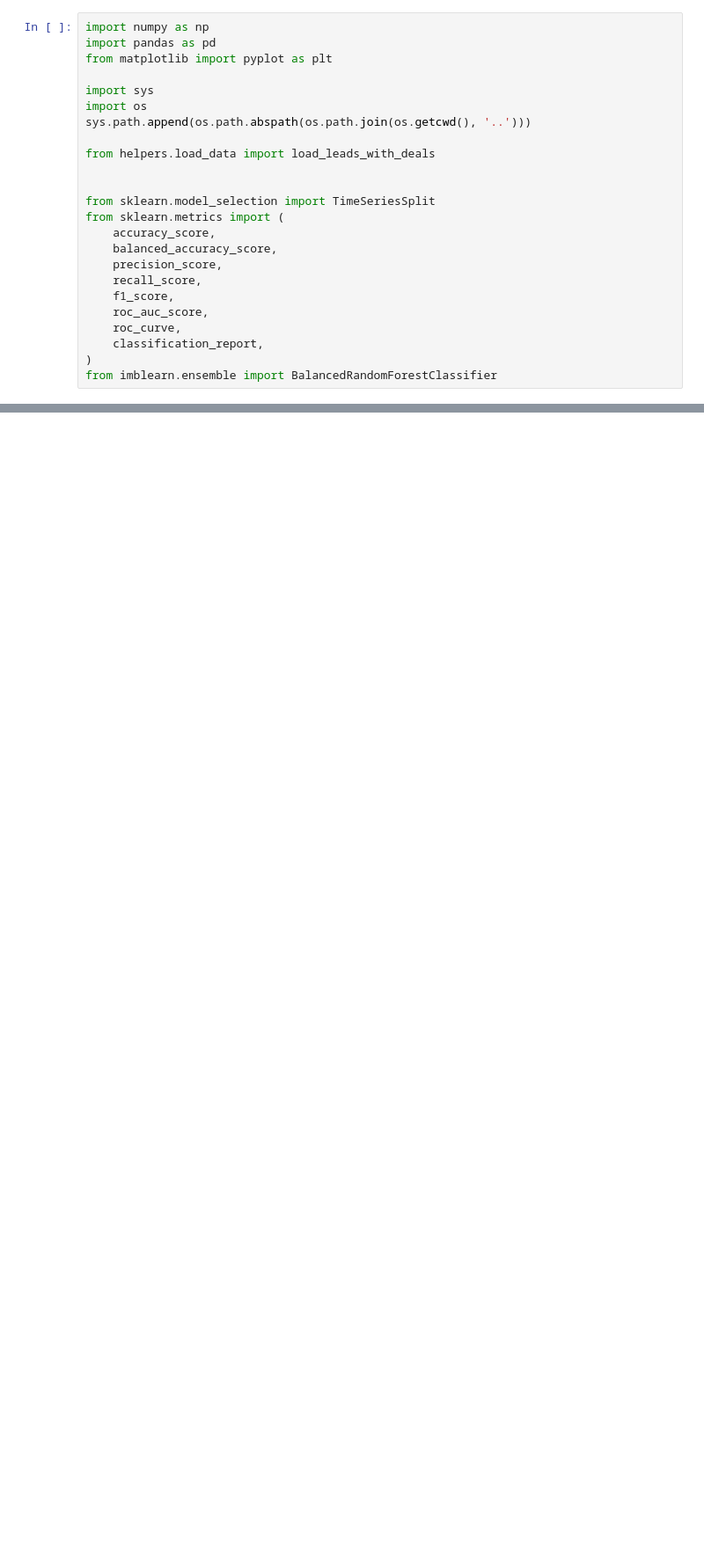
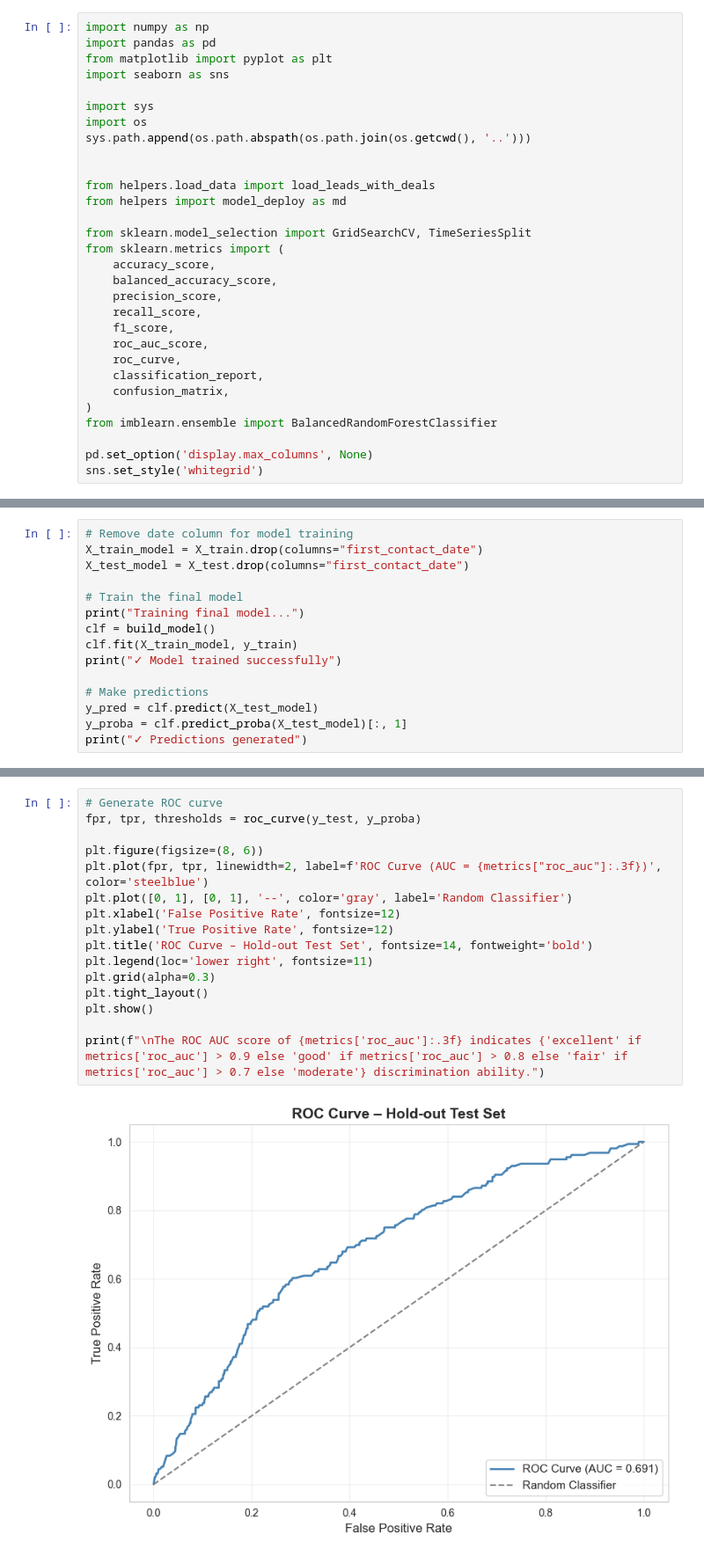
Before and after one commit to viniciusalcant30/growth-intelligence-datascience-case-cobre, a Jupyter notebook: predictive_models/conversion_prediction.ipynb, the cells around one changed output, grey strips where cells are left out. Shown: that part at 88% size. Drawn from its saved outputs; the diff is of its cells as text; blank space fills up the shorter version.

Commit message:
Add prediction models

```diff
--- a/predictive_models/conversion_prediction.ipynb
+++ b/predictive_models/conversion_prediction.ipynb
@@ -2,15 +16,17 @@
 import numpy as np
 import pandas as pd
 from matplotlib import pyplot as plt
+import seaborn as sns
 
 import sys
 import os
 sys.path.append(os.path.abspath(os.path.join(os.getcwd(), '..')))
 
+
 from helpers.load_data import load_leads_with_deals
+from helpers import model_deploy as md
 
-
-from sklearn.model_selection import TimeSeriesSplit
+from sklearn.model_selection import GridSearchCV, TimeSeriesSplit
 from sklearn.metrics import (
     accuracy_score,
     balanced_accuracy_score,
@@ -20,5 +36,9 @@ from sklearn.metrics import (
     roc_auc_score,
     roc_curve,
     classification_report,
+    confusion_matrix,
 )
 from imblearn.ensemble import BalancedRandomForestClassifier
+
+pd.set_option('display.max_columns', None)
+sns.set_style('whitegrid')
@@ -242,0 +430,15 @@ Hold-out metrics:
+# %%
+# Remove date column for model training
+X_train_model = X_train.drop(columns="first_contact_date")
+X_test_model = X_test.drop(columns="first_contact_date")
+
+# Train the final model
+print("Training final model...")
+clf = build_model()
+clf.fit(X_train_model, y_train)
+print("✓ Model trained successfully")
+
+# Make predictions
+y_pred = clf.predict(X_test_model)
+y_proba = clf.predict_proba(X_test_model)[:, 1]
+print("✓ Predictions generated")
@@ -242,0 +510,18 @@ Hold-out metrics:
+# %%
+# Generate ROC curve
+fpr, tpr, thresholds = roc_curve(y_test, y_proba)
+
+plt.figure(figsize=(8, 6))
+plt.plot(fpr, tpr, linewidth=2, label=f'ROC Curve (AUC = {metrics["roc_auc"]:.3f})', color='steelblue')
+plt.plot([0, 1], [0, 1], '--', color='gray', label='Random Classifier')
+plt.xlabel('False Positive Rate', fontsize=12)
+plt.ylabel('True Positive Rate', fontsize=12)
+plt.title('ROC Curve – Hold-out Test Set', fontsize=14, fontweight='bold')
+plt.legend(loc='lower right', fontsize=11)
+plt.grid(alpha=0.3)
+plt.tight_layout()
+plt.show()
+
+print(f"\nThe ROC AUC score of {metrics['roc_auc']:.3f} indicates {'excellent' if metrics['roc_auc'] > 0.9 else 'good' if metrics['roc_auc'] > 0.8 else 'fair' if metrics['roc_auc'] > 0.7 else 'moderate'} discrimination ability.")
+# %% [output]
+[figure, added]
```
Also changed, not shown: parts of 29 cells of this notebook, 2 other files.
